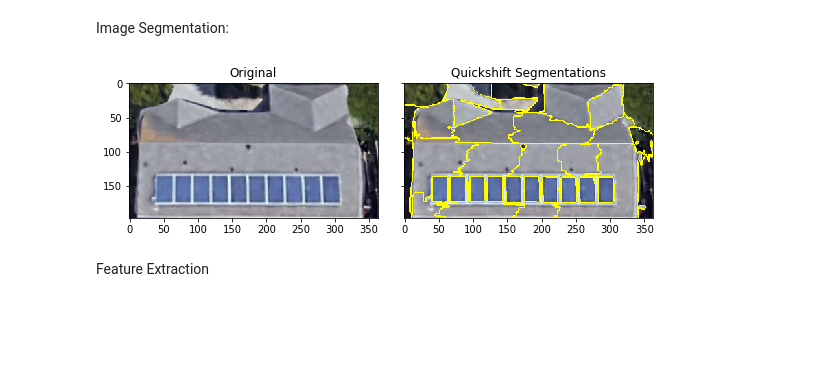
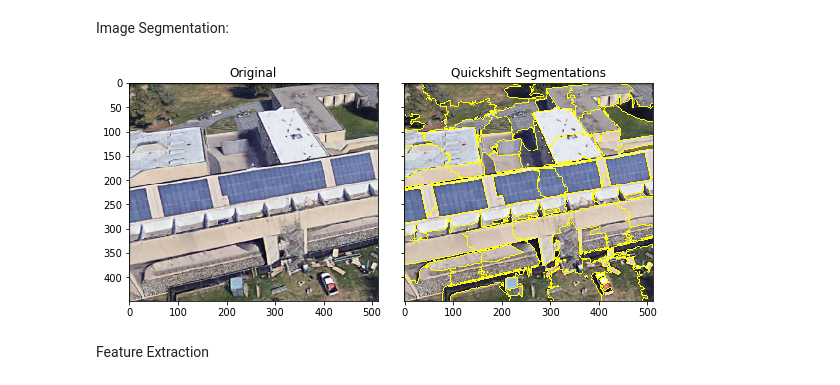
Before and after one commit to kaushikSR/Green_Computing, a Jupyter notebook: Project.ipynb, the cells around one changed output. Drawn from its saved outputs; the diff is of its cells as text; code cells hidden in the pictures; blank space fills up the shorter version.

```diff
--- a/Project.ipynb
+++ b/Project.ipynb
@@ -292,29 +236,29 @@ from skimage import measure
 from skimage import io
 from ipywidgets import interact, fixed
 # %%
-# Load in sample satellite image
-sample_img = io.imread('C:/Users/kaush/Documents/solar5.jpg')
+
+sample_img = io.imread('C:/Users/kaush/Documents/solar4.jpg')
 #sample_img = io.imread('C:/Users/kaush/Documents/Dataset/Stockton/10sfg465970.tif')
 # Use ipywidgets to experiment with algorithm parameters
 
 def plot_segments(img, kernel_size=2, max_dist=10, ratio=0.5):
 
     fig, axes = plt.subplots(1, 2, figsize=(8,4), sharex=True, sharey=True)
     fig.tight_layout()
 
     axes[0].imshow(img)
     axes[0].set_title("Original")
 
     #mark_boundaries returns image with boundaries between labeled regions highlighted.
     #quickshift segments image using quickshift clustering in Color-(x,y) space.
     axes[1].imshow(mark_boundaries(img, quickshift(img, kernel_size=kernel_size, max_dist=max_dist, ratio=ratio)))
     axes[1].set_title("Quickshift Segmentations")
 
     plt.show()
 plot_segments(sample_img,10,20,1.00)
 #interact(plot_segments, img=fixed(sample_img), kernel_size=(1,10,1), max_dist=(0,20,1), ratio=(0,1,0.1))
 # %% [output]
-[figure, old version]
+[figure, new version]
 # %% [markdown]
 Feature Extraction
 # %%
```
Also changed, not shown: parts of 70 cells of this notebook.
